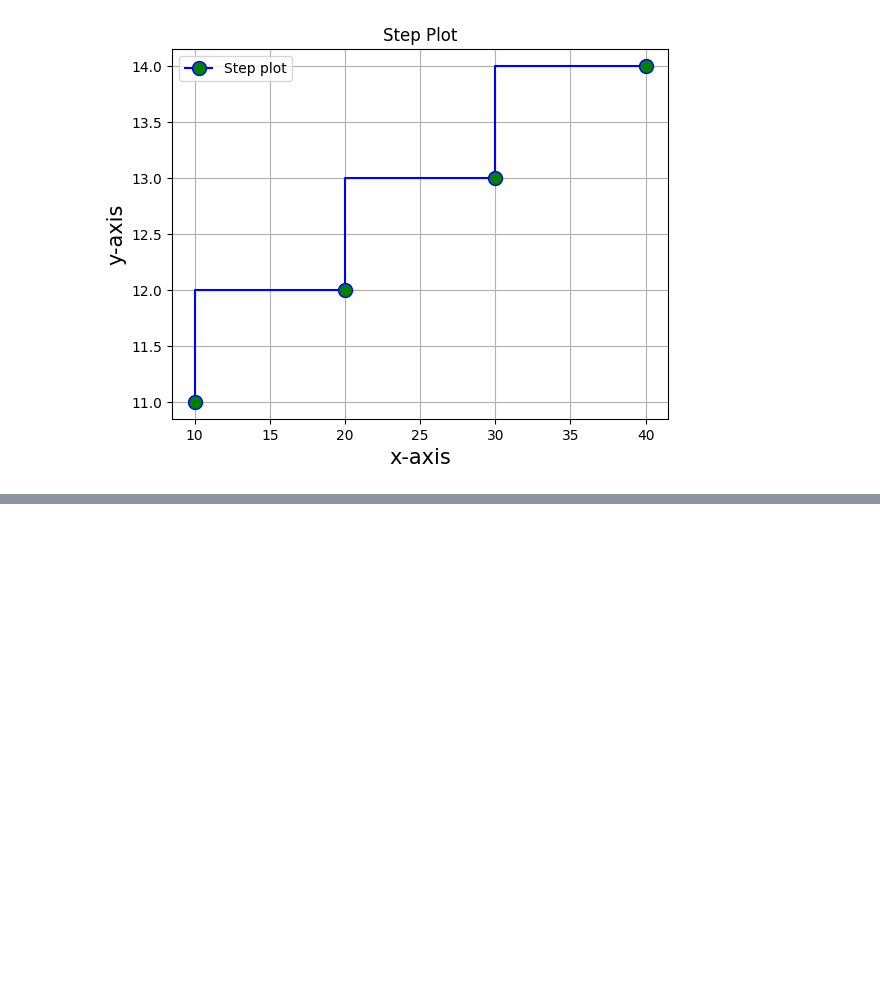
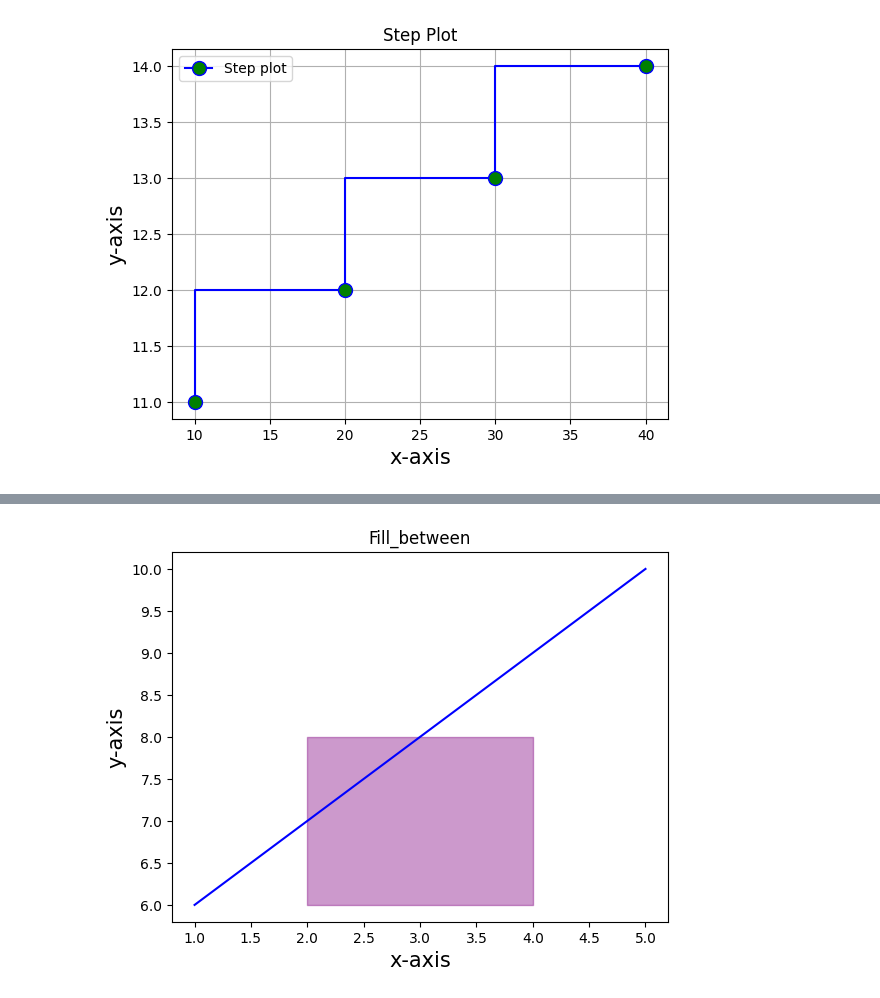
Before and after one commit to NishmthaM/matplotlib_python, a Jupyter notebook: Matplotlib.ipynb, the cells around one changed output, grey strips where cells are left out. Drawn from its saved outputs; the diff is of its cells as text; code cells hidden in the pictures; blank space fills up the shorter version.

```diff
--- a/Matplotlib.ipynb
+++ b/Matplotlib.ipynb
@@ -689,0 +708,16 @@ plt.show()
+# %%
+import matplotlib.pyplot as plt
+
+x=[1,2,3,4,5]
+y=[6,7,8,9,10]
+
+plt.plot(x,y,color="b")
+
+plt.fill_between(x=[2,4],y1=6,y2=8,color="purple",alpha=0.4)
+
+plt.title("Fill_between")
+plt.xlabel("x-axis",fontsize=15)
+plt.ylabel("y-axis",fontsize=15)
+plt.show()
+# %% [output]
+[figure, added]
```
Also changed, not shown: parts of 3 cells of this notebook.
